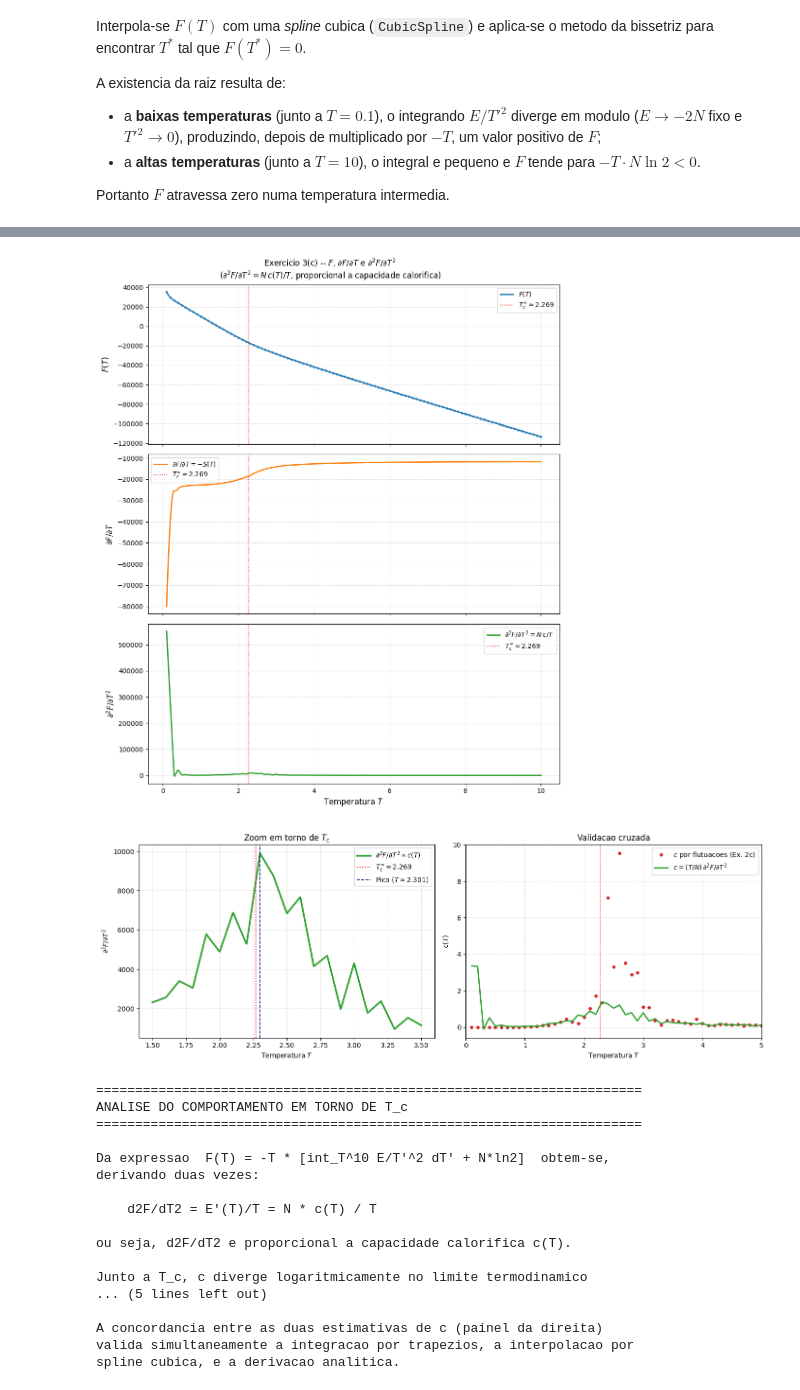
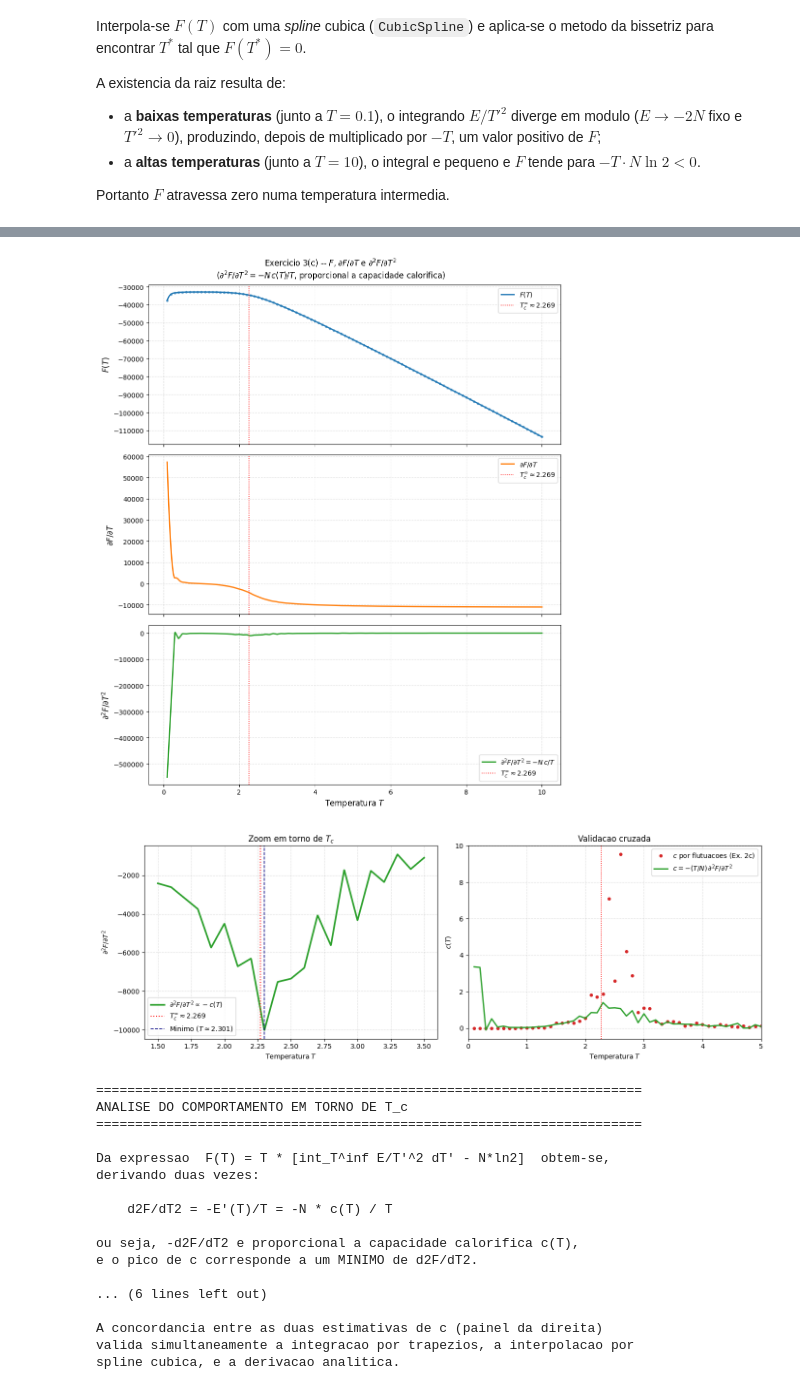
Before and after one commit to RoSerMar/Ising_Model, a Jupyter notebook: Ising_model_tudo_semnumba.ipynb, the cells around one changed output, grey strips where cells are left out. Drawn from its saved outputs; the diff is of its cells as text; code cells hidden in the pictures.

```diff
--- a/Ising_model_tudo_semnumba.ipynb
+++ b/Ising_model_tudo_semnumba.ipynb
@@ -875,14 +875,14 @@ for iT, T in enumerate(T_3):
     E_3 [iT] = model.energy.mean()
     E2_3[iT] = (model.energy**2).mean()
 
-# -- Integracao pelos trapezios ----------------------------------------------
-integrand_3 = E_3 / T_3**2                                       # f(T) = E/T^2
-cumint_3    = cumulative_trapezoid(integrand_3, T_3, initial=0)  # int[0.1 -> T]
-total_int   = cumint_3[-1]                                       # int[0.1 -> 10]
-int_T_to_10 = total_int - cumint_3                               # int[T -> 10]
+# -- Integração pelos trapézios ----------------------------------------------
+integrand_3 = E_3 / T_3**2                                        # f(T) = E/T^2
+cumint_3    = cumulative_trapezoid(integrand_3, T_3, initial=0)   # int[0.1 -> T]
+total_int   = cumint_3[-1]                                         # int[0.1 -> 10]
+int_T_to_10 = total_int - cumint_3                                 # int[T -> 10]  ≈ int[T -> ∞]
 
-# F(T) = -T * [ int(T -> 10) + N*ln2 ]
-F_3 = -T_3 * (int_T_to_10 + N_3 * np.log(2))
+# F(T) = T * [ int(T -> ∞) - N*ln2 ]
+F_3 = T_3 * (int_T_to_10 - N_3 * np.log(2))
 
 # -- Validacao da fronteira em T=10 ------------------------------------------
 F_boundary_esperado = -T_3[-1] * N_3 * np.log(2)
@@ -989,8 +988,8 @@ Espera-se um **maximo acentuado** (divergencia logaritmica suavizada pelo tamanh
 **Validacao cruzada:** a quantidade $(T/N)\,\partial^{2}F/\partial T^{2}$ deve coincidir (a menos de ruido estatistico) com $c(T)$ obtida directamente pelas flutuacoes $\langle E^{2}\rangle-\langle E\rangle^{2}$ (Ex. 2(c)).
 # %%
 # == 3(c) - Segunda derivada da spline e validacao ==
-cs_dF  = cs_F.derivative(1)        # dF/dT  = -S(T)
-cs_d2F = cs_F.derivative(2)        # d2F/dT2 = N * c(T) / T
+cs_dF  = cs_F.derivative(1)        # dF/dT
+cs_d2F = cs_F.derivative(2)        # d2F/dT2 = -N * c(T) / T
 
 T_plot   = np.linspace(T_3[0], T_3[-1], 1000)
 F_vals   = cs_F  (T_plot)
@@ -1001,19 +1000,20 @@ d2F_vals = cs_d2F(T_plot)
 fig, axes = plt.subplots(3, 1, figsize=(10, 12), sharex=True)
 fig.suptitle(
     r"Exercicio 3(c) -- $F$, $\partial F/\partial T$ e $\partial^2 F/\partial T^2$"
-    "\n" r"($\partial^2 F/\partial T^2 = N\,c(T)/T$, proporcional a capacidade calorifica)",
+    "\n" r"($\partial^2 F/\partial T^2 = -N\,c(T)/T$, proporcional a capacidade calorifica)",
     fontsize=12
 )
+
 axes[0].plot(T_3,    F_3,    "o", ms=3, alpha=0.5, color="C0")
 axes[0].plot(T_plot, F_vals, lw=2, color="C0", label=r"$F(T)$")
 axes[0].set_ylabel(r"$F(T)$", fontsize=12)
 
 axes[1].plot(T_plot, dF_vals, lw=2, color="C1",
-             label=r"$\partial F/\partial T = -S(T)$")
+             label=r"$\partial F/\partial T$")
 axes[1].set_ylabel(r"$\partial F/\partial T$", fontsize=12)
 
 axes[2].plot(T_plot, d2F_vals, lw=2, color="C2",
-             label=r"$\partial^2 F/\partial T^2 = N\,c/T$")
+             label=r"$\partial^2 F/\partial T^2 = -N\,c/T$")
 axes[2].set_ylabel(r"$\partial^2 F/\partial T^2$", fontsize=12)
 axes[2].set_xlabel(r"Temperatura $T$", fontsize=12)
 
@@ -1024,26 +1024,26 @@ for ax in axes:
 
 plt.tight_layout(); plt.show()
 
-# -- Pico de d2F/dT2 (estimativa de T_c numerica) --------------------------
+# -- Pico de c <=> MINIMO de d2F/dT2 --------------------------------------
 T_zoom   = np.linspace(1.5, 3.5, 1000)
 d2F_zoom = cs_d2F(T_zoom)
-idx_pico = np.argmax(d2F_zoom)        # d2F/dT2 > 0; PICO = MAXIMO
+idx_pico = np.argmin(d2F_zoom)        # d2F/dT2 < 0 no pico; PICO = MINIMO
 T_c_d2F  = T_zoom[idx_pico]
 
 # -- Validacao cruzada contra c por flutuacoes -----------------------------
-c_fluct    = (E2_3 - E_3**2) / (N_3 * T_3**2)       # c = (<E^2>-<E>^2)/(L^2 T^2)
-c_from_d2F = cs_d2F(T_3) * T_3 / N_3                 # c = (T/N) * d2F/dT2
+c_fluct    = (E2_3 - E_3**2) / (N_3 * T_3**2)        # c = (<E^2>-<E>^2)/(L^2 T^2)
+c_from_d2F = -cs_d2F(T_3) * T_3 / N_3                # c = -(T/N) * d2F/dT2
 
 fig, axes = plt.subplots(1, 2, figsize=(14, 5))
 
 # Painel 1: zoom em d2F/dT2
 ax = axes[0]
 ax.plot(T_zoom, d2F_zoom, lw=2.5, color="C2",
-        label=r"$\partial^2 F/\partial T^2 \propto c(T)$")
+        label=r"$\partial^2 F/\partial T^2 \propto -c(T)$")
 ax.axvline(Tc_inf,  color="red",  lw=1.5, ls=":",
            label=fr"$T_c^\infty \approx {Tc_inf:.3f}$")
 ax.axvline(T_c_d2F, color="navy", lw=1.2, ls="--",
-           label=fr"Pico ($T \approx {T_c_d2F:.3f}$)")
+           label=fr"Minimo ($T \approx {T_c_d2F:.3f}$)")
 ax.set_xlabel(r"Temperatura $T$"); ax.set_ylabel(r"$\partial^2 F/\partial T^2$")
 ax.set_title("Zoom em torno de $T_c$", fontsize=12)
 ax.legend(fontsize=10); ax.grid(True, ls="--", alpha=0.4)
@@ -1053,53 +1053,54 @@ ax = axes[1]
 ax.plot(T_3, c_fluct,    "o", ms=4, color="C3",
         label=r"$c$ por flutuacoes (Ex. 2c)")
 ax.plot(T_3, c_from_d2F, lw=2,      color="C2",
-        label=r"$c = (T/N)\,\partial^2 F/\partial T^2$")
+        label=r"$c = -(T/N)\,\partial^2 F/\partial T^2$")
 ax.axvline(Tc_inf, color="red", lw=1.2, ls=":")
 ax.set_xlim(0, 5)
 ax.set_xlabel(r"Temperatura $T$"); ax.set_ylabel(r"$c(T)$")
 ax.set_title("Validacao cruzada", fontsize=12)
 ax.legend(fontsize=10); ax.grid(True, ls="--", alpha=0.4)
 
 plt.tight_layout(); plt.show()
 
 # -- Sumario --------------------------------------------------------------
 print("=" * 70)
 print("ANALISE DO COMPORTAMENTO EM TORNO DE T_c")
 print("=" * 70)
 print()
-print("Da expressao  F(T) = -T * [int_T^10 E/T'^2 dT' + N*ln2]  obtem-se,")
+print("Da expressao  F(T) = T * [int_T^inf E/T'^2 dT' - N*ln2]  obtem-se,")
 print("derivando duas vezes:")
 print()
-print("    d2F/dT2 = E'(T)/T = N * c(T) / T")
+print("    d2F/dT2 = -E'(T)/T = -N * c(T) / T")
 print()
-print("ou seja, d2F/dT2 e proporcional a capacidade calorifica c(T).")
+print("ou seja, -d2F/dT2 e proporcional a capacidade calorifica c(T),")
+print("e o pico de c corresponde a um MINIMO de d2F/dT2.")
 print()
 print("Junto a T_c, c diverge logaritmicamente no limite termodinamico")
 print("(solucao exacta de Onsager); para L=128 finito, observa-se um pico")
 print("acentuado mas finito.")
 print()
 print(f"   T_c (sistema infinito, Onsager): {Tc_inf:.6f}")
-print(f"   T_c (pico de d2F/dT2):           {T_c_d2F:.6f}")
+print(f"   T_c (minimo de d2F/dT2):         {T_c_d2F:.6f}")
 print()
 print("A concordancia entre as duas estimativas de c (painel da direita)")
 print("valida simultaneamente a integracao por trapezios, a interpolacao por")
 print("spline cubica, e a derivacao analitica.")
 # %% [output]
-[figure, old version]
+[figure, new version]
-[figure, old version]
+[figure, new version]
 ======================================================================
 ANALISE DO COMPORTAMENTO EM TORNO DE T_c
 ======================================================================
 
-Da expressao  F(T) = -T * [int_T^10 E/T'^2 dT' + N*ln2]  obtem-se,
+Da expressao  F(T) = T * [int_T^inf E/T'^2 dT' - N*ln2]  obtem-se,
 derivando duas vezes:
 
-    d2F/dT2 = E'(T)/T = N * c(T) / T
+    d2F/dT2 = -E'(T)/T = -N * c(T) / T
 
-ou seja, d2F/dT2 e proporcional a capacidade calorifica c(T).
+ou seja, -d2F/dT2 e proporcional a capacidade calorifica c(T),
+e o pico de c corresponde a um MINIMO de d2F/dT2.
 
-Junto a T_c, c diverge logaritmicamente no limite termodinamico
-... (5 lines left out)
+... (6 lines left out)
 
 A concordancia entre as duas estimativas de c (painel da direita)
 valida simultaneamente a integracao por trapezios, a interpolacao por
```
Also changed, not shown: parts of 4 cells of this notebook.
